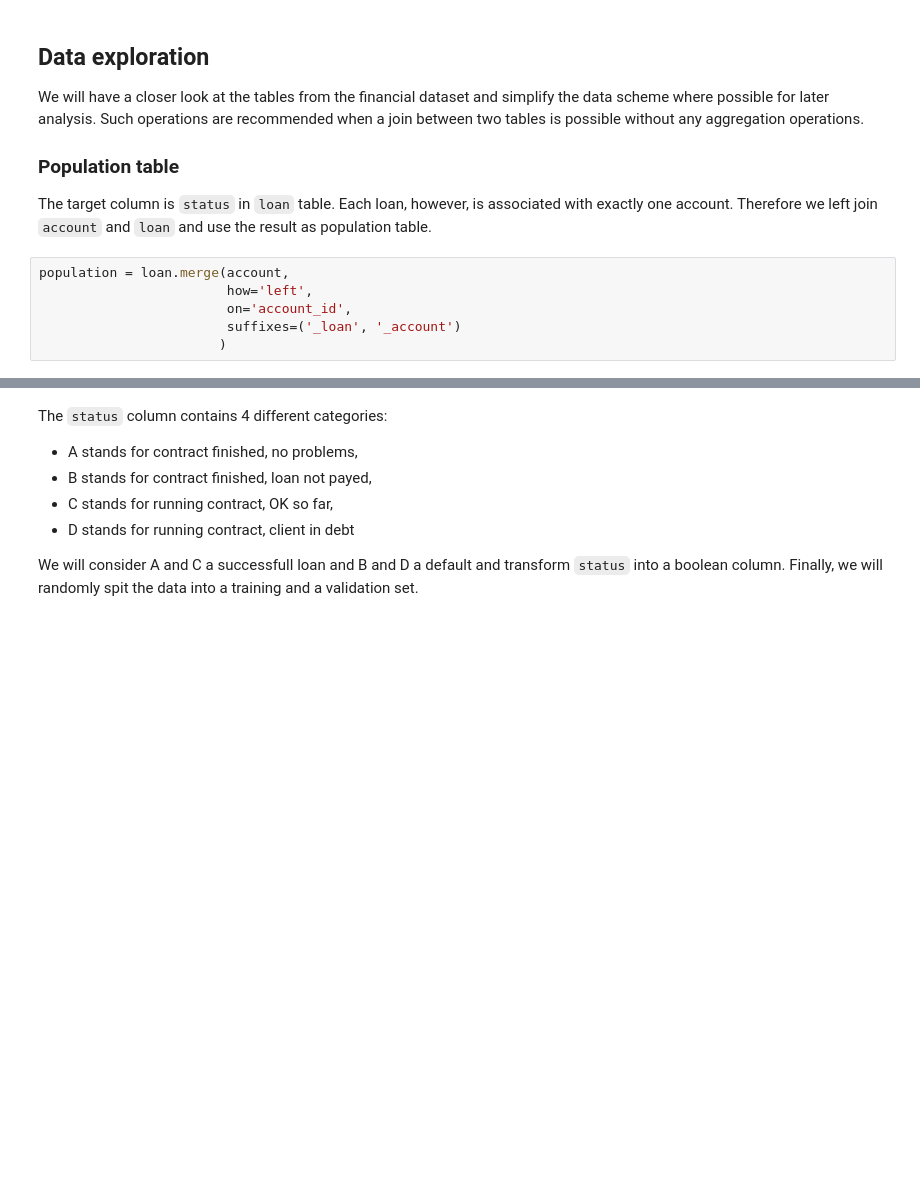
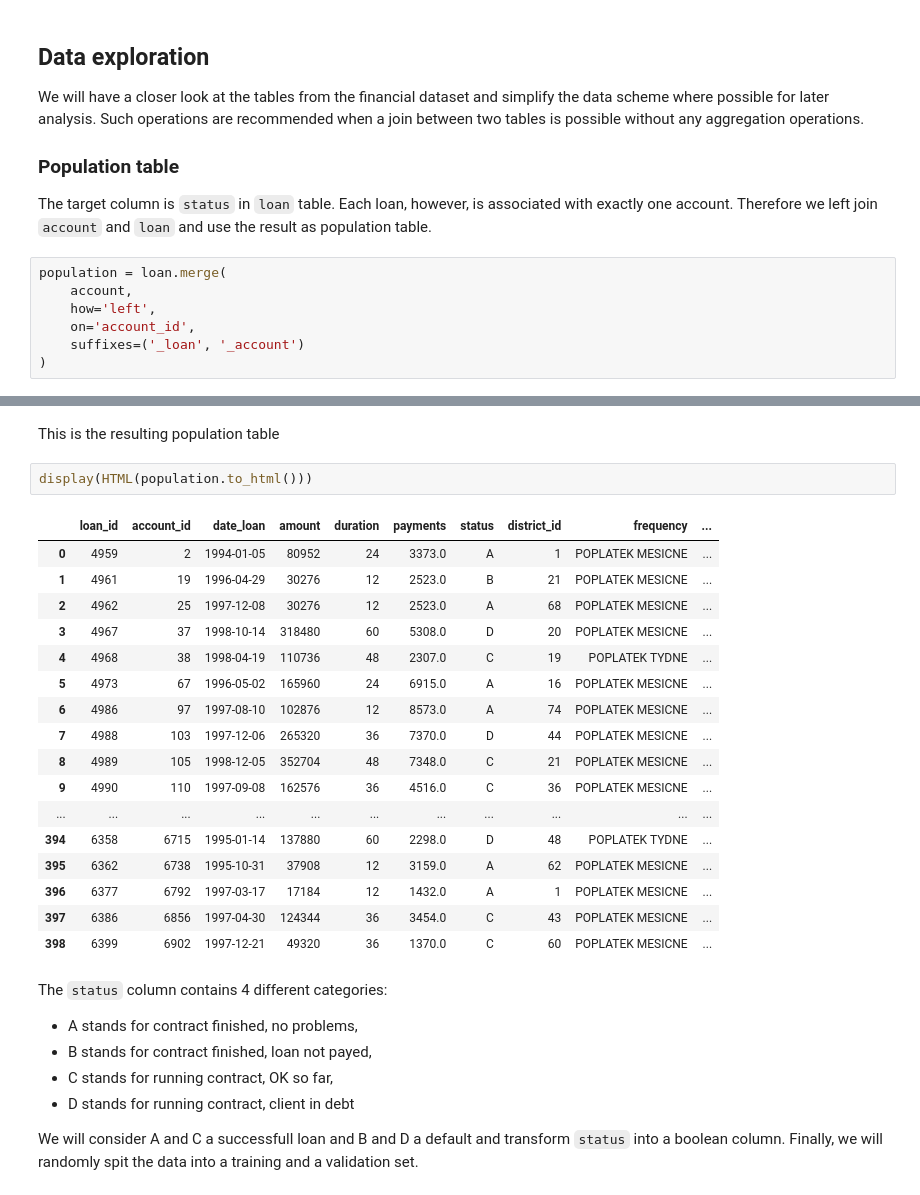
Before and after one commit to srnnkls/getml-examples, a Jupyter notebook: python/projects/loans/loans.ipynb, the cells around one changed output, grey strips where cells are left out. Cells and saved outputs as stored; diff of their text form; blank space fills up the shorter version.

Commit message:
update loans

```diff
--- a/python/projects/loans/loans.ipynb
+++ b/python/projects/loans/loans.ipynb
@@ -44,8 +48,9 @@ We will have a closer look at the tables from the financial dataset and simplify
 
 The target column is `status` in `loan` table. Each loan, however, is associated with exactly one account. Therefore we left join `account` and `loan` and use the result as population table.
 # %%
-population = loan.merge(account,
-                        how='left',
-                        on='account_id',
-                        suffixes=('_loan', '_account')
-                       )
+population = loan.merge(
+    account,
+    how='left',
+    on='account_id',
+    suffixes=('_loan', '_account')
+)
@@ -217,3 +57,25 @@ This is the resulting population table
+# %% [markdown]
+This is the resulting population table
+# %%
+display(HTML(population.to_html()))
+# %% [output]
+|  | loan_id | account_id | date_loan | amount | duration | payments | status | district_id | frequency | ... |
+| 0 | 4959 | 2 | 1994-01-05 | 80952 | 24 | 3373.0 | A | 1 | POPLATEK MESICNE | ... |
+| 1 | 4961 | 19 | 1996-04-29 | 30276 | 12 | 2523.0 | B | 21 | POPLATEK MESICNE | ... |
+| 2 | 4962 | 25 | 1997-12-08 | 30276 | 12 | 2523.0 | A | 68 | POPLATEK MESICNE | ... |
+| 3 | 4967 | 37 | 1998-10-14 | 318480 | 60 | 5308.0 | D | 20 | POPLATEK MESICNE | ... |
+| 4 | 4968 | 38 | 1998-04-19 | 110736 | 48 | 2307.0 | C | 19 | POPLATEK TYDNE | ... |
+| 5 | 4973 | 67 | 1996-05-02 | 165960 | 24 | 6915.0 | A | 16 | POPLATEK MESICNE | ... |
+| 6 | 4986 | 97 | 1997-08-10 | 102876 | 12 | 8573.0 | A | 74 | POPLATEK MESICNE | ... |
+| 7 | 4988 | 103 | 1997-12-06 | 265320 | 36 | 7370.0 | D | 44 | POPLATEK MESICNE | ... |
+| 8 | 4989 | 105 | 1998-12-05 | 352704 | 48 | 7348.0 | C | 21 | POPLATEK MESICNE | ... |
+| 9 | 4990 | 110 | 1997-09-08 | 162576 | 36 | 4516.0 | C | 36 | POPLATEK MESICNE | ... |
+| ... | ... | ... | ... | ... | ... | ... | ... | ... | ... | ... |
+| 394 | 6358 | 6715 | 1995-01-14 | 137880 | 60 | 2298.0 | D | 48 | POPLATEK TYDNE | ... |
+| 395 | 6362 | 6738 | 1995-10-31 | 37908 | 12 | 3159.0 | A | 62 | POPLATEK MESICNE | ... |
+| 396 | 6377 | 6792 | 1997-03-17 | 17184 | 12 | 1432.0 | A | 1 | POPLATEK MESICNE | ... |
+| 397 | 6386 | 6856 | 1997-04-30 | 124344 | 36 | 3454.0 | C | 43 | POPLATEK MESICNE | ... |
+| 398 | 6399 | 6902 | 1997-12-21 | 49320 | 36 | 1370.0 | C | 60 | POPLATEK MESICNE | ... |
 # %% [markdown]
 The `status` column contains 4 different categories:
 
```
Also changed, not shown: parts of 16 cells of this notebook, 1 other file.
